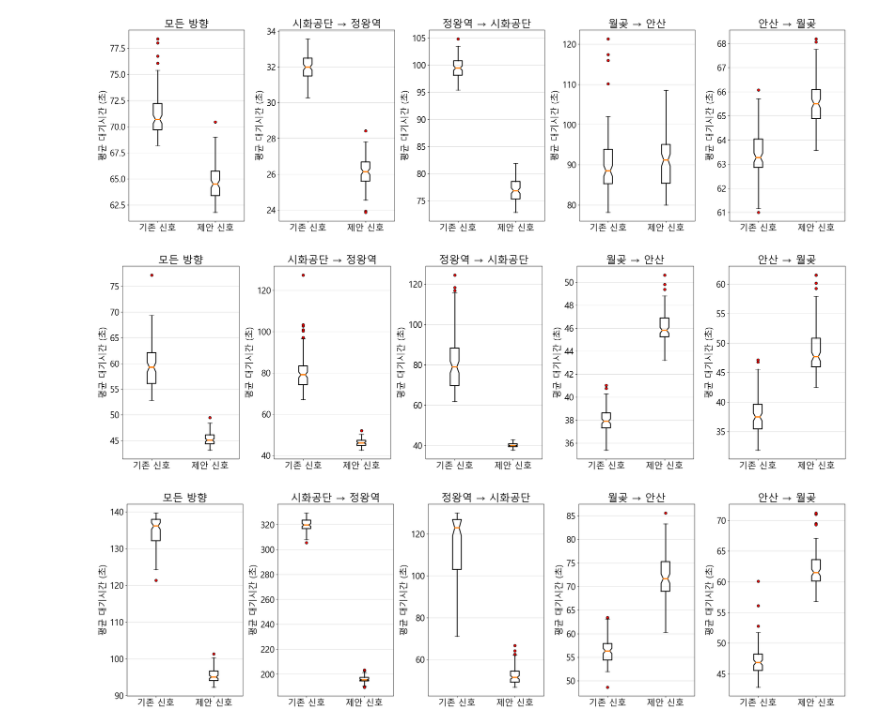
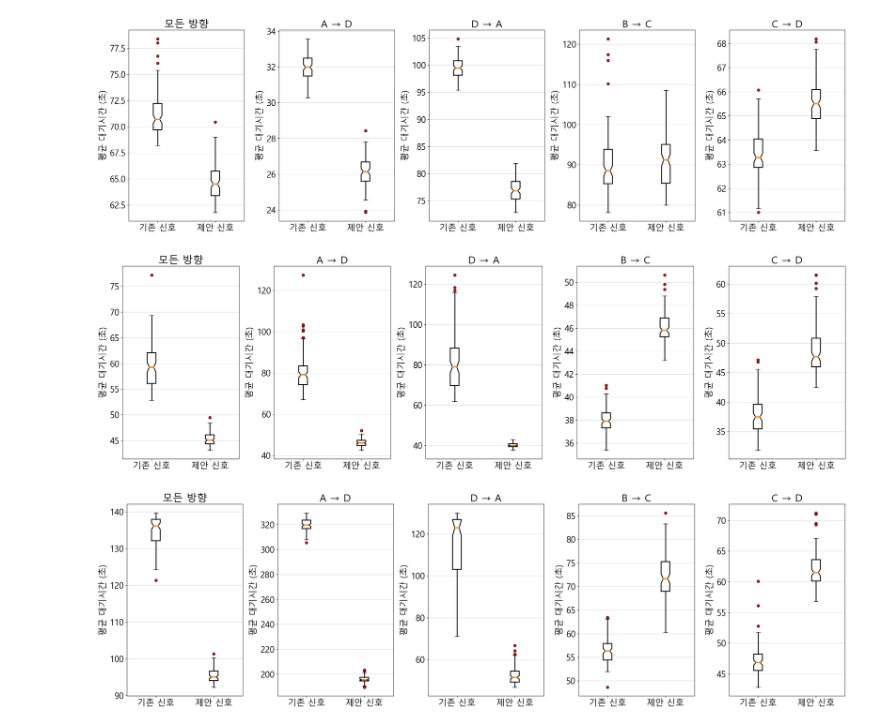
Before and after one commit to pjh09050/Graduation-research, a Jupyter notebook: 시각화 plot/total_graph.ipynb, the cells around one changed output. Cells and saved outputs as stored; diff of their text form; code cells hidden in the pictures.

```diff
--- a/시각화 plot/total_graph.ipynb
+++ b/시각화 plot/total_graph.ipynb
@@ -25,6 +25,7 @@ x_values = np.linspace(3780, 10800, n)
 # Calculate combined confidence intervals for the 'current' datasets
 for i in range(n):
     means_current = [dataset[i] for dataset in current_datasets]
+    combined_mean_current = [np.mean(dataset) for dataset in current_datasets]
     std_devs_current = [np.std(dataset) for dataset in current_datasets]
 
     margin_errors_current = [z * (std_dev / np.sqrt(n)) for std_dev in std_devs_current]
@@ -38,6 +39,7 @@ for i in range(n):
 # Calculate combined confidence intervals for the 'PSO' datasets
 for i in range(n):
     means_pso = [dataset[i] for dataset in pso_datasets]
+    combined_mean_pso = [np.mean(dataset) for dataset in pso_datasets]
     std_devs_pso = [np.std(dataset) for dataset in pso_datasets]
 
     margin_errors_pso = [z * (std_dev / np.sqrt(n)) for std_dev in std_devs_pso]
@@ -59,7 +61,7 @@ plt.figure(figsize=(20, 6))
 # for i, dataset in enumerate(pso_datasets):
 #     plt.plot(range(n), dataset, label=f'PSO Dataset {i + 1}')
 plt.subplot(1,3,3)
-plt.plot(np.linspace(3780, 10800, 40), [(np.mean([dataset[i] for dataset in current_datasets])) for i in range(n)], label='기존 신호', color='red', linestyle = '--')
+plt.plot(np.linspace(3780, 10800, 40), [(np.mean([dataset[i] for dataset in current_datasets])) for i in range(n)], label='기존 신호', color='red')
 plt.plot(np.linspace(3780, 10800, 40), [(np.mean([dataset[i] for dataset in pso_datasets])) for i in range(n)], '--', label='제안 신호', color='blue')
 plt.fill_between(np.linspace(3780, 10800, 40), lower_combined_current, upper_combined_current, alpha=0.3, color='gray', label='신뢰구간 95%')
 plt.fill_between(np.linspace(3780, 10800, 40), lower_combined_pso, upper_combined_pso, alpha=0.3, color='gray')
@@ -68,10 +70,15 @@ plt.xticks(fontsize=16)
 plt.yticks(fontsize=16)
 # plt.legend(fontsize=22)
 # plt.legend(fontsize=22, loc='upper center', bbox_to_anchor=(0.85, 0.8))
-plt.xlabel('경과 시간 (초)', fontsize=17)
-plt.ylabel('평균 대기시간 (초)', fontsize=17)
+plt.xlabel('경과 시간 (sec)', fontsize=17)
+plt.ylabel('평균대기시간 (sec)', fontsize=17)
 plt.grid(True, linestyle='--', alpha=0.6)
 plt.tight_layout()
+a = round(np.mean(current_datasets),3)
+b = round(np.mean(pso_datasets),3)
+print('퇴근 기존:',a)
+print('퇴근 제안:',b)
+print(round(100-(b/a*100)))
 #################################################################################################################################################
 # 출근
 import numpy as np
@@ -140,12 +147,16 @@ plt.fill_between(np.linspace(3780, 10800, 40), lower_combined_pso, upper_combine
 plt.xticks(fontsize=16)
 plt.yticks(fontsize=16)
 # plt.legend(fontsize=22, loc='upper center', bbox_to_anchor=(0.85, 0.8))
-plt.xlabel('경과 시간 (초)', fontsize=17)
-plt.ylabel('평균 대기시간 (초)', fontsize=17)
+plt.xlabel('경과 시간 (sec)', fontsize=17)
+plt.ylabel('평균대기시간 (sec)', fontsize=17)
 plt.grid(True, linestyle='--', alpha=0.6)
 plt.tight_layout()
 # plt.show()
-
+a = round(np.mean(current_datasets),3)
+b = round(np.mean(pso_datasets),3)
+print('출근 기존:',a)
+print('출근 제안:',b)
+print(round(100-(b/a*100)))
 #################################################################################################################################################
 # 평시
 import numpy as np
@@ -215,8 +226,14 @@ plt.fill_between(np.linspace(3780, 10800, 40), lower_combined_pso, upper_combine
 plt.xticks(fontsize=16)
 plt.yticks(fontsize=16)
 #plt.legend(fontsize=22, loc='upper center', bbox_to_anchor=(0.85, 0.8))
-plt.xlabel('경과 시간 (초)', fontsize=17)
-plt.ylabel('평균 대기시간 (초)', fontsize=17)
+plt.xlabel('경과 시간 (sec)', fontsize=17)
+plt.ylabel('평균대기시간 (sec)', fontsize=17)
 plt.grid(True, linestyle='--', alpha=0.6)
 plt.tight_layout()
+#print(pso_datasets[-1])
+a = round(np.mean(current_datasets),3)
+b = round(np.mean(pso_datasets),3)
+print('평시 기존:',a)
+print('평시 제안:',b)
+print(round(100-(b/a*100)))
 # %% [output]
@@ -262,35 +352,37 @@ left_right_data = [left_right_result, left_right_result1]
 right_left_data = [right_left_result, right_left_result1]
 up_down_data = [up_down_result, up_down_result1]
 down_up_data = [down_up_result, down_up_result1]
 
 data_categories = [waiting_data, left_right_data, right_left_data, up_down_data, down_up_data]
-category_names = ['모든 방향', '시화공단 → 정왕역', '정왕역 → 시화공단', '월곶 → 안산', '안산 → 월곶']
+# category_names = ['모든 방향', '시화공단 → 정왕역', '정왕역 → 시화공단', '월곶 → 안산', '안산 → 월곶']
+category_names = ['모든 방향', 'A → D', 'D → A', 'B → C', 'C → D']
+
 
 # Create subplots with adjusted spacing and increased figure size
 fig, axes = plt.subplots(1, 5, figsize=(30, 9), sharey=False, gridspec_kw={'wspace': 0.3})
 
 # Define box style with wider boxes
 boxprops = dict(linewidth=2, color='black')
 flierprops = dict(marker='o', markerfacecolor='red')
 whiskerprops = dict(linewidth=2)
 medianprops = dict(linewidth=3)
 
 # Plot each category in a separate subplot
 for i, ax in enumerate(axes):
     boxplot = ax.boxplot(data_categories[i], boxprops=boxprops, flierprops=flierprops, notch=True, whiskerprops=whiskerprops, medianprops=medianprops)
     ax.yaxis.grid(True, alpha=0.5)
     ax.set_title(category_names[i], fontsize=24)
     ax.set_xticklabels(['기존 신호', '제안 신호'], fontsize=20)
     ax.set_ylabel('평균 대기시간 (초)', fontsize=20)
     ax.tick_params(axis='both', labelsize=20)
 
 # Adjust the layout
 plt.subplots_adjust(top=0.8)
 
 # Show the plot
 plt.show()
 # %% [output]
-[figure, old version]
+[figure, new version]
 # %%
 import pandas as pd
 import matplotlib.pyplot as plt
@@ -334,7 +426,8 @@ up_down_data = [up_down_result, up_down_result1]
 down_up_data = [down_up_result, down_up_result1]
 
 data_categories = [waiting_data, left_right_data, right_left_data, up_down_data, down_up_data]
-category_names = ['모든 방향', '시화공단 → 정왕역', '정왕역 → 시화공단', '월곶 → 안산', '안산 → 월곶']
+#category_names = ['모든 방향', '시화공단 → 정왕역', '정왕역 → 시화공단', '월곶 → 안산', '안산 → 월곶']
+category_names = ['모든 방향', 'A → D', 'D → A', 'B → C', 'C → D']
 
 # Create subplots with adjusted spacing and increased figure size
 fig, axes = plt.subplots(1, 5, figsize=(30, 9), sharey=False, gridspec_kw={'wspace': 0.3})
@@ -360,7 +453,7 @@ plt.subplots_adjust(top=0.8)
 # Show the plot
 plt.show()
 # %% [output]
-[figure, old version]
+[figure, new version]
 # %%
 import pandas as pd
 import matplotlib.pyplot as plt
@@ -404,7 +497,8 @@ up_down_data = [up_down_result, up_down_result1]
 down_up_data = [down_up_result, down_up_result1]
 
 data_categories = [waiting_data, left_right_data, right_left_data, up_down_data, down_up_data]
-category_names = ['모든 방향', '시화공단 → 정왕역', '정왕역 → 시화공단', '월곶 → 안산', '안산 → 월곶']
+#category_names = ['모든 방향', '시화공단 → 정왕역', '정왕역 → 시화공단', '월곶 → 안산', '안산 → 월곶']
+category_names = ['모든 방향', 'A → D', 'D → A', 'B → C', 'C → D']
 
 # Create subplots with adjusted spacing and increased figure size
 fig, axes = plt.subplots(1, 5, figsize=(30, 9), sharey=False, gridspec_kw={'wspace': 0.3})
@@ -430,4 +524,4 @@ plt.subplots_adjust(top=0.8)
 # Show the plot
 plt.show()
 # %% [output]
-[figure, old version]
+[figure, new version]
```
Also changed, not shown: parts of 2 cells of this notebook, 3 other files.
